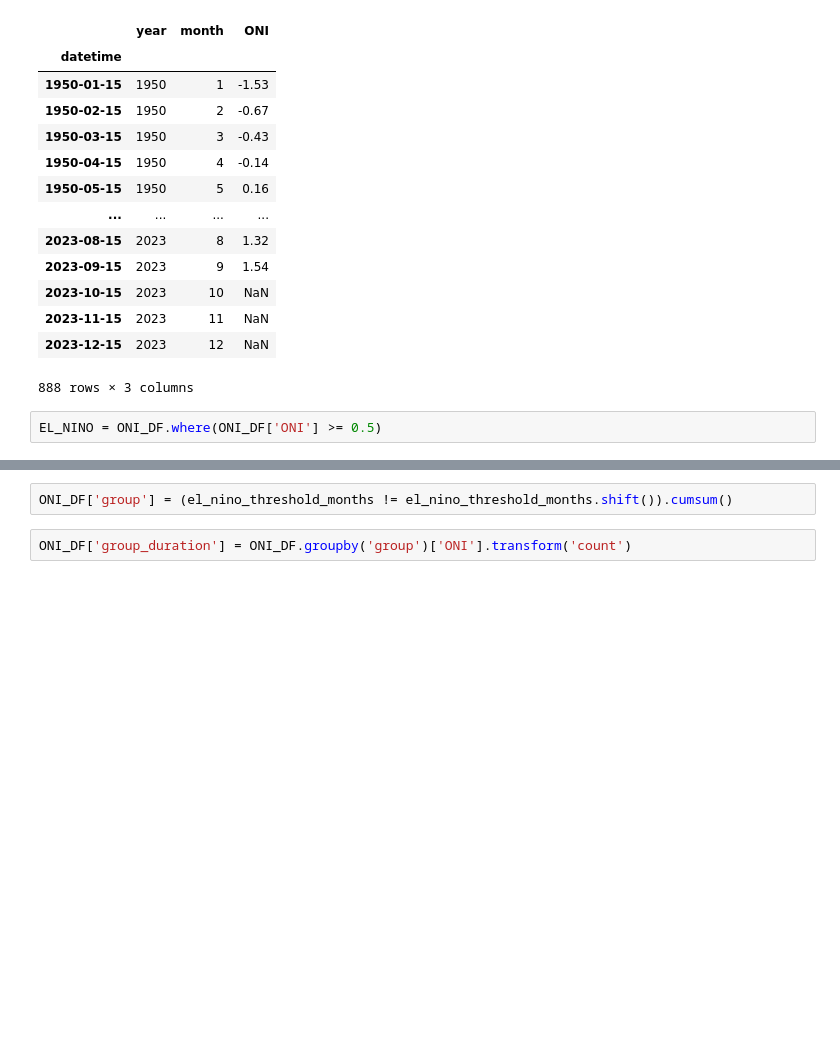
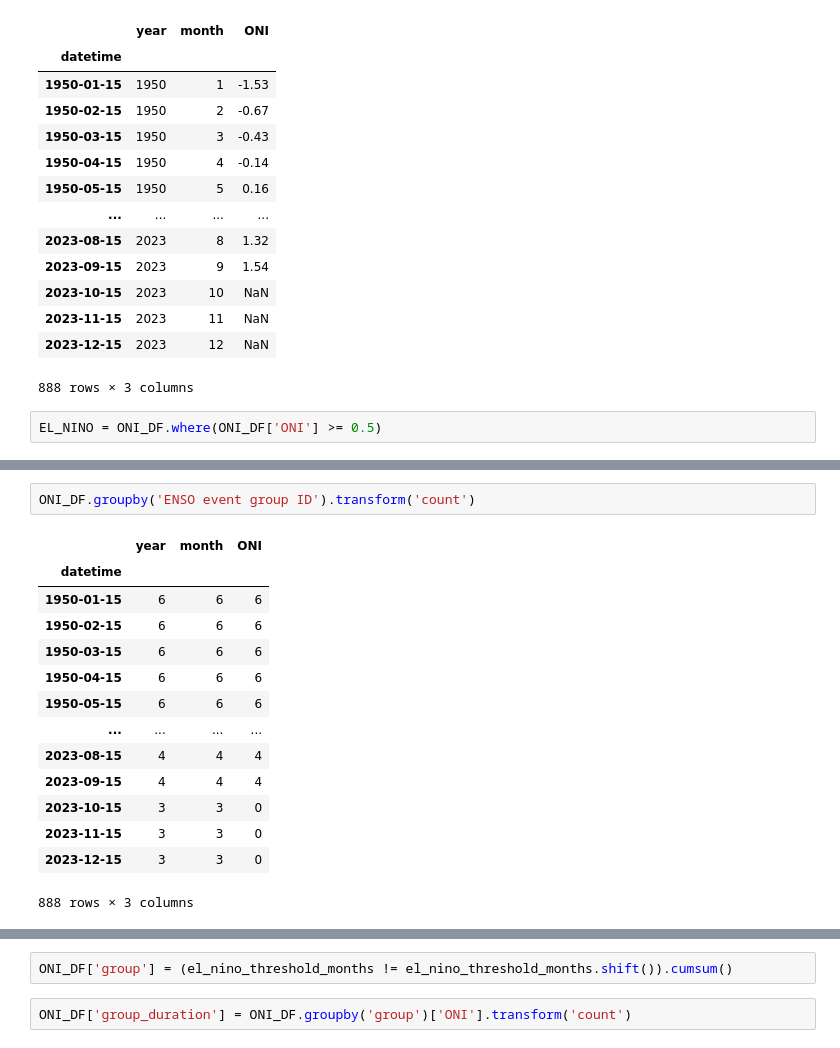
Before and after one commit to Thomas-Moore-Creative/BRAN-climatology-generator-demo, a Jupyter notebook: notebooks/demo_sandbox.ipynb, the cells around one changed output, grey strips where cells are left out. Saved outputs shown, nothing was run; the diff lists cells and outputs as text; blank space fills up the shorter version.

```diff
--- a/notebooks/demo_sandbox.ipynb
+++ b/notebooks/demo_sandbox.ipynb
@@ -377,3 +365,20 @@ ONI_DF
+# %%
+ONI_DF.groupby('ENSO event group ID').transform('count')
+# %% [output]
+|  | year | month | ONI |
+| datetime |  |  |  |
+| 1950-01-15 | 6 | 6 | 6 |
+| 1950-02-15 | 6 | 6 | 6 |
+| 1950-03-15 | 6 | 6 | 6 |
+| 1950-04-15 | 6 | 6 | 6 |
+| 1950-05-15 | 6 | 6 | 6 |
+| ... | ... | ... | ... |
+| 2023-08-15 | 4 | 4 | 4 |
+| 2023-09-15 | 4 | 4 | 4 |
+| 2023-10-15 | 3 | 3 | 0 |
+| 2023-11-15 | 3 | 3 | 0 |
+| 2023-12-15 | 3 | 3 | 0 |
+888 rows × 3 columns
 # %%
 result = ONI_DF.groupby(event_groups).agg(
     min_date=("datetime", "min"),
```
Also changed, not shown: parts of 13 cells of this notebook.
